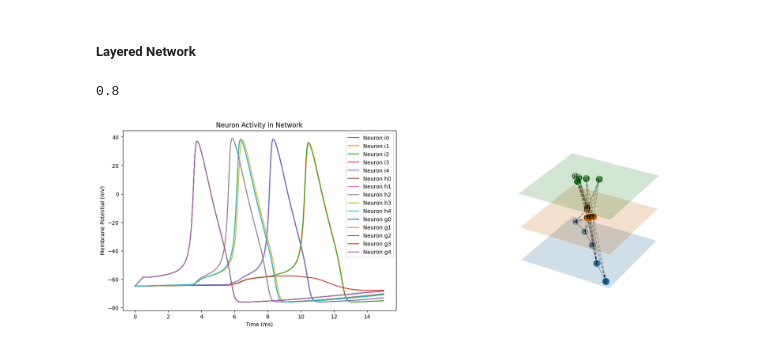
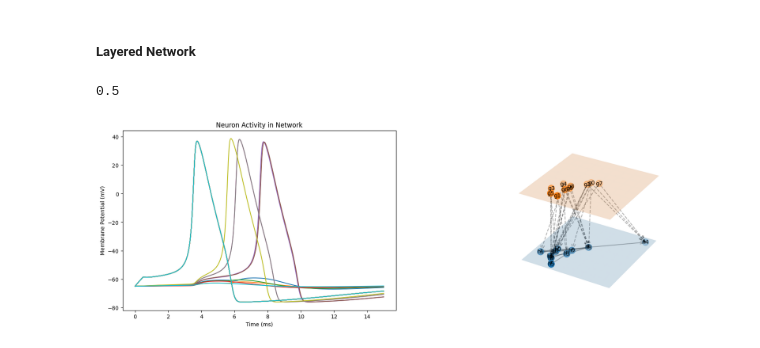
Before and after one commit to ZhuonengBao/Computational-Science-Project, a Jupyter notebook: notebooks/understanding_layered_network.ipynb, the cells around one changed output. Drawn from its saved outputs; the diff is of its cells as text; code cells hidden in the pictures.

```diff
--- a/notebooks/understanding_layered_network.ipynb
+++ b/notebooks/understanding_layered_network.ipynb
@@ -183,7 +183,7 @@ class LayeredNetworkGraph(object):
                 min_len = min(len(time), len(voltages))  # Ensure time and voltages have the same length
                 axes[0].plot(time[:min_len], voltages[:min_len], label=f'Neuron {node}')
 
-            axes[0].legend()
+            # axes[0].legend()
 
             # Show the plot
             plt.show()
@@ -308,7 +308,7 @@ class LayeredNetworkGraph(object):
 
     def run(self):
         # Parameters
-        T = 20.0
+        T = 40.0
         dt = 0.01
         time = np.arange(0, T, dt)
 
@@ -341,38 +341,38 @@ class LayeredNetworkGraph(object):
                     if g == self.graphs[-1]:
                         neuron.step(dt, I_inp[i])
                         V_record[node].append(neuron.V)
                     elif g == self.graphs[0]:
                         for pred in list(g.predecessors(node)):
                             parent = Network[pred]['neuron']
                             I_temp += weight * np.exp(-(neuron.V - parent.V) / tau)
 
                         neuron.step(dt, I_temp)
                         V_record[node].append(neuron.V)
 
                         # Find peak
                         if i > 3 and V_record[node][-3] < V_record[node][-2] and V_record[node][-2] > V_record[node][-1]:
-                            if V_record[node][-2] > 30.0:
+                            if V_record[node][-2] > 20.0:
                                 endpoint_reached += 1
                     else:
                         for pred in list(g.predecessors(node)):
                             parent = Network[pred]['neuron']
                             I_temp += weight * np.exp(-(neuron.V - parent.V) / tau)
 
                         neuron.step(dt, I_temp)
                         V_record[node].append(neuron.V)
 
         self.V_record = V_record
 
         return endpoint_reached / total_endpoints
 
 
 
-n = 5
+n = 10
 g = generate_erdos_renyi_digraph(n, p=0, s='g')
-h = generate_erdos_renyi_digraph(n, p=0.9, s='h')
-i = generate_erdos_renyi_digraph(n, p=0.9, s='i')
-prob_inter = 0.8
-obj = LayeredNetworkGraph([g, h, i][::-1], prob_inter, layout=nx.spring_layout, verbose=True)
+h = generate_erdos_renyi_digraph(n, p=0.5, s='h')
+i = generate_erdos_renyi_digraph(n, p=0, s='i')
+prob_inter = 0.3gi
+obj = LayeredNetworkGraph([g, h][::-1], prob_inter, layout=nx.spring_layout, verbose=True)
 # %% [output]
-0.8
+0.5
-[figure, old version]
+[figure, new version]
```
Also changed, not shown: parts of 2 cells of this notebook.
